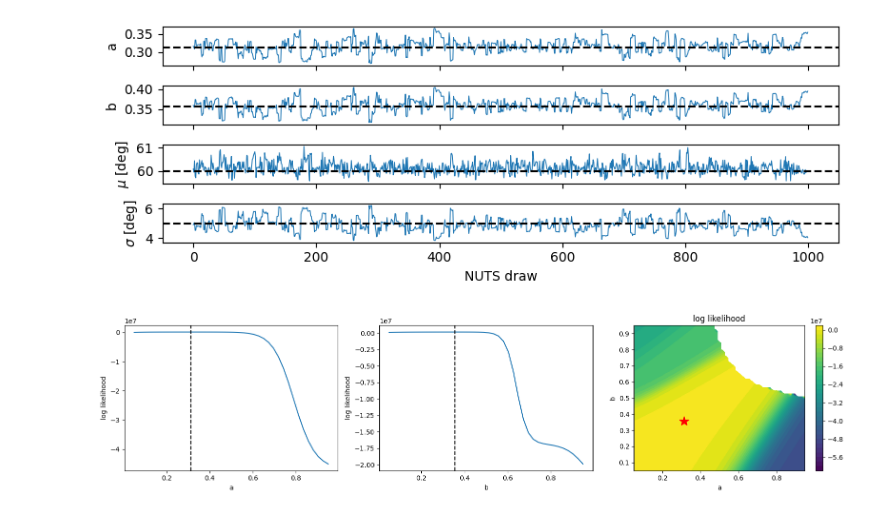
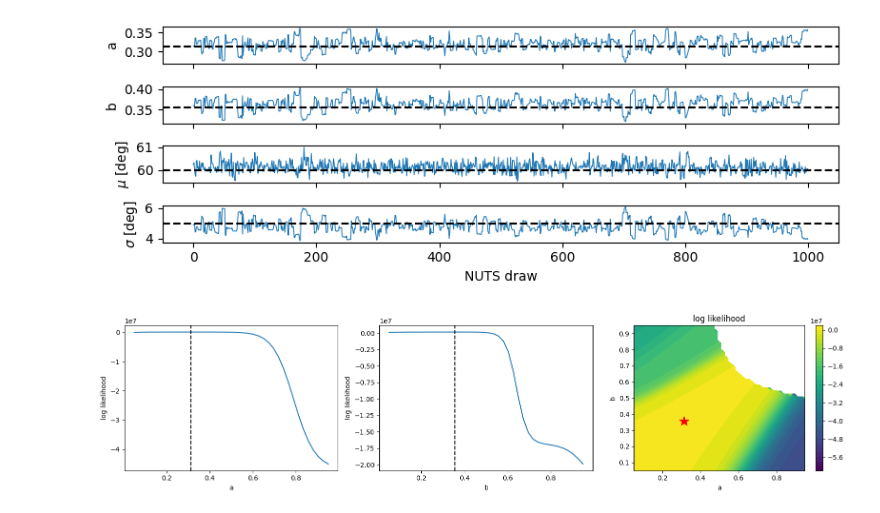
Before and after one commit to farr/StarryStarryProcessJaxoplanet, a Jupyter notebook: inferring_active_lats.ipynb, the cells around one changed output. Drawn from its saved outputs; the diff is of its cells as text; code cells hidden in the pictures.

```diff
--- a/inferring_active_lats.ipynb
+++ b/inferring_active_lats.ipynb
@@ -244,21 +244,23 @@ true alpha,beta= 22.77426455563385 22.440931222300506
 recovered mu,sigma = 60.00000000000071 4.9999999999999485
 # %%
 alpha, beta = ab_to_alpha_beta(a_true, b_true)
-mean_ylm = compute_mean(alpha, beta, r, c, nspots, lmax=lmax)
-cov_ylm  = compute_covariance(alpha, beta, r, c, nspots, lmax=lmax)
 
 def moments_ab(a,b):
     alpha, beta = ab_to_alpha_beta(a, b)
-    mean = compute_mean(alpha, beta, r, c, nspots, lmax=lmax)
-    cov  = compute_covariance(alpha, beta, r, c, nspots, lmax=lmax)
+    # mean = compute_mean(alpha, beta, r, c, nspots, lmax=lmax)
+    # cov  = compute_covariance(alpha, beta, r, c, nspots, lmax=lmax)
+
+    mean, cov = compute_mean_and_covariance(alpha, beta, r, c, nspots, lmax=lmax)
 
     return mean, cov
+# %%
+mean_ylm, cov_ylm = moments_ab(a_true, b_true)
 # %%
 dummy = Surface(y=Ylm.from_dense(jnp.zeros((lmax + 1) ** 2).at[0].set(1.0)),inc=inc,obl=obl,period=period,u=())
 M = design_matrix(dummy, theta=theta)
 
 def sample_ylm(mean_ylm, cov_ylm, key, nsamples, eps=1e-8):
-    """Draw YLM realizations from N(mean_ylm, cov_ylm)."""
+    """Draw ylm."""
     ny = mean_ylm.shape[0]
     L = jnp.linalg.cholesky(cov_ylm + eps * jnp.eye(ny))
     z = jax.random.normal(key, (ny, nsamples))
@@ -330,0 +341,16 @@ gradient at truth: -551.4480735641737 623.7264051741382
+# %%
+ll = log_likelihood_ab(a_true, b_true)
+ll.block_until_ready()
+
+t0 = time.perf_counter()
+ll = log_likelihood_ab(a_true, b_true)
+ll.block_until_ready()
+print("Likelihood:", time.perf_counter() - t0, "seconds")
+
+grad_fn = jax.jit(jax.grad(log_likelihood_ab, argnums=(0, 1)))
+
+t0 = time.perf_counter()
+grad = grad_fn(a_true, b_true)
+jax.block_until_ready(grad)
+print("Gradient:", time.perf_counter() - t0, "seconds")
+print("Gradient:", float(grad[0]), float(grad[1]))
@@ -389,35 +418,35 @@ plt.show()
 # %%
-a_trace = np.asarray(posterior_ab["a"])
-b_trace = np.asarray(posterior_ab["b"])
+a_trace = np.asarray(samples["a"])
+b_trace = np.asarray(samples["b"])
 
 mu_sigma_trace = np.asarray(jax.vmap(ab_to_latitude)(samples["a"],samples["b"]))
 
 mu_trace = mu_sigma_trace[:, 0]
 sigma_trace = mu_sigma_trace[:, 1]
 
 fig, axes = plt.subplots(4,1,figsize=(8, 3),sharex=True,)
 
 axes[0].plot(a_trace, lw=0.7)
 axes[0].axhline(a_true, color="k", ls="--")
 axes[0].set_ylabel("a")
 
 axes[1].plot(b_trace, lw=0.7)
 axes[1].axhline(b_true, color="k", ls="--")
 axes[1].set_ylabel("b")
 
 axes[2].plot(mu_trace, lw=0.7)
 axes[2].axhline(MU_TRUE_DEG, color="k", ls="--")
 axes[2].set_ylabel(r"$\mu$ [deg]")
 
 axes[3].plot(sigma_trace, lw=0.7)
 axes[3].axhline(SIGMA_TRUE_DEG, color="k", ls="--")
 axes[3].set_ylabel(r"$\sigma$ [deg]")
 axes[3].set_xlabel("NUTS draw")
 
 plt.tight_layout()
 plt.show()
 # %% [output]
-[figure, old version]
+[figure, new version]
 # %%
 grid = np.linspace(0.05, 0.95, 40)
 
```
Also changed, not shown: parts of 13 cells of this notebook, 1 other file.
